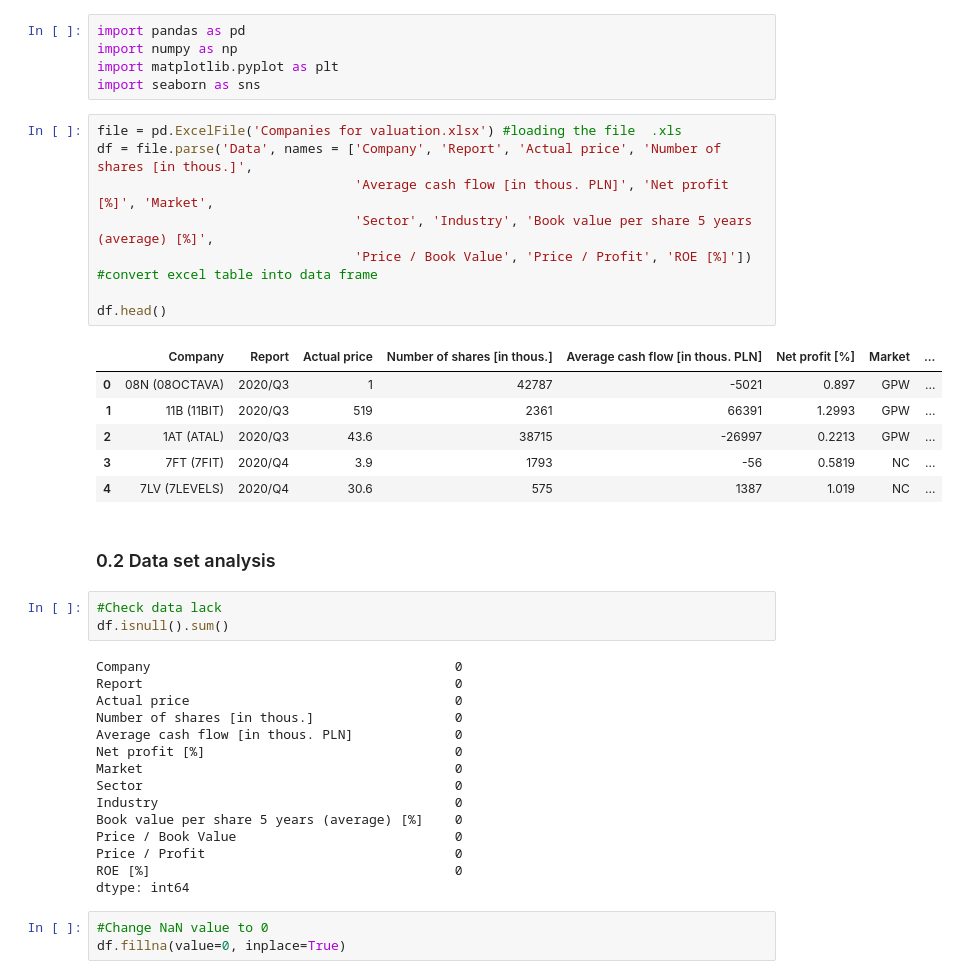
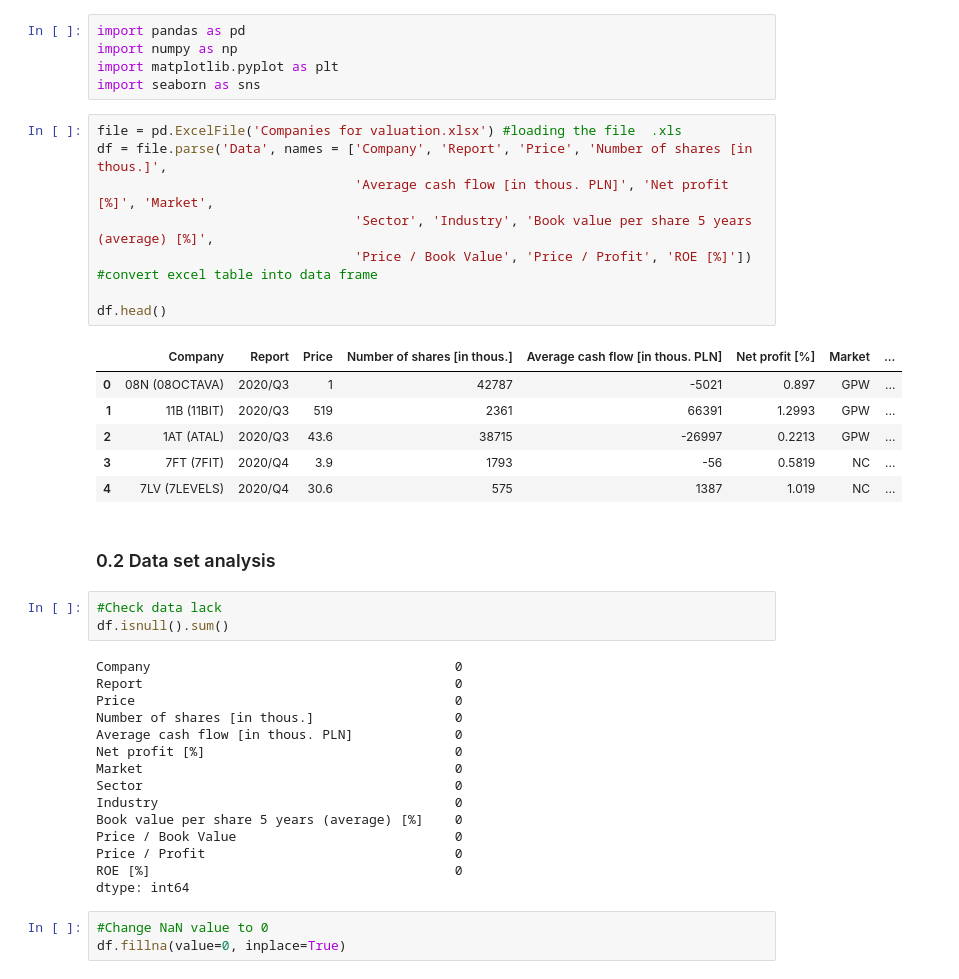
Before and after one commit to TomekSwiatek/Valuation-of-shares-of-selected-companies, a Jupyter notebook: Valuation of shares of selected companies.ipynb, the cells around one changed output. Saved outputs shown, nothing was run; the diff lists cells and outputs as text.

```diff
--- a/Valuation of shares of selected companies.ipynb
+++ b/Valuation of shares of selected companies.ipynb
@@ -13,14 +13,14 @@ import matplotlib.pyplot as plt
 import seaborn as sns
 # %%
 file = pd.ExcelFile('Companies for valuation.xlsx') #loading the file  .xls
-df = file.parse('Data', names = ['Company', 'Report', 'Actual price', 'Number of shares [in thous.]',
+df = file.parse('Data', names = ['Company', 'Report', 'Price', 'Number of shares [in thous.]',
                                  'Average cash flow [in thous. PLN]', 'Net profit [%]', 'Market',
                                  'Sector', 'Industry', 'Book value per share 5 years (average) [%]',
                                  'Price / Book Value', 'Price / Profit', 'ROE [%]']) #convert excel table into data frame
 
 df.head()
 # %% [output]
-|  | Company | Report | Actual price | Number of shares [in thous.] | Average cash flow [in thous. PLN] | Net profit [%] | Market | ... |
+|  | Company | Report | Price | Number of shares [in thous.] | Average cash flow [in thous. PLN] | Net profit [%] | Market | ... |
 | 0 | 08N (08OCTAVA) | 2020/Q3 | 1 | 42787 | -5021 | 0.897 | GPW | ... |
 | 1 | 11B (11BIT) | 2020/Q3 | 519 | 2361 | 66391 | 1.2993 | GPW | ... |
 | 2 | 1AT (ATAL) | 2020/Q3 | 43.6 | 38715 | -26997 | 0.2213 | GPW | ... |
@@ -34,7 +34,7 @@ df.isnull().sum()
 # %% [output]
 Company                                       0
 Report                                        0
-Actual price                                  0
+Price                                         0
 Number of shares [in thous.]                  0
 Average cash flow [in thous. PLN]             0
 Net profit [%]                                0
```
Also changed, not shown: parts of 52 cells of this notebook, 1 other file.
